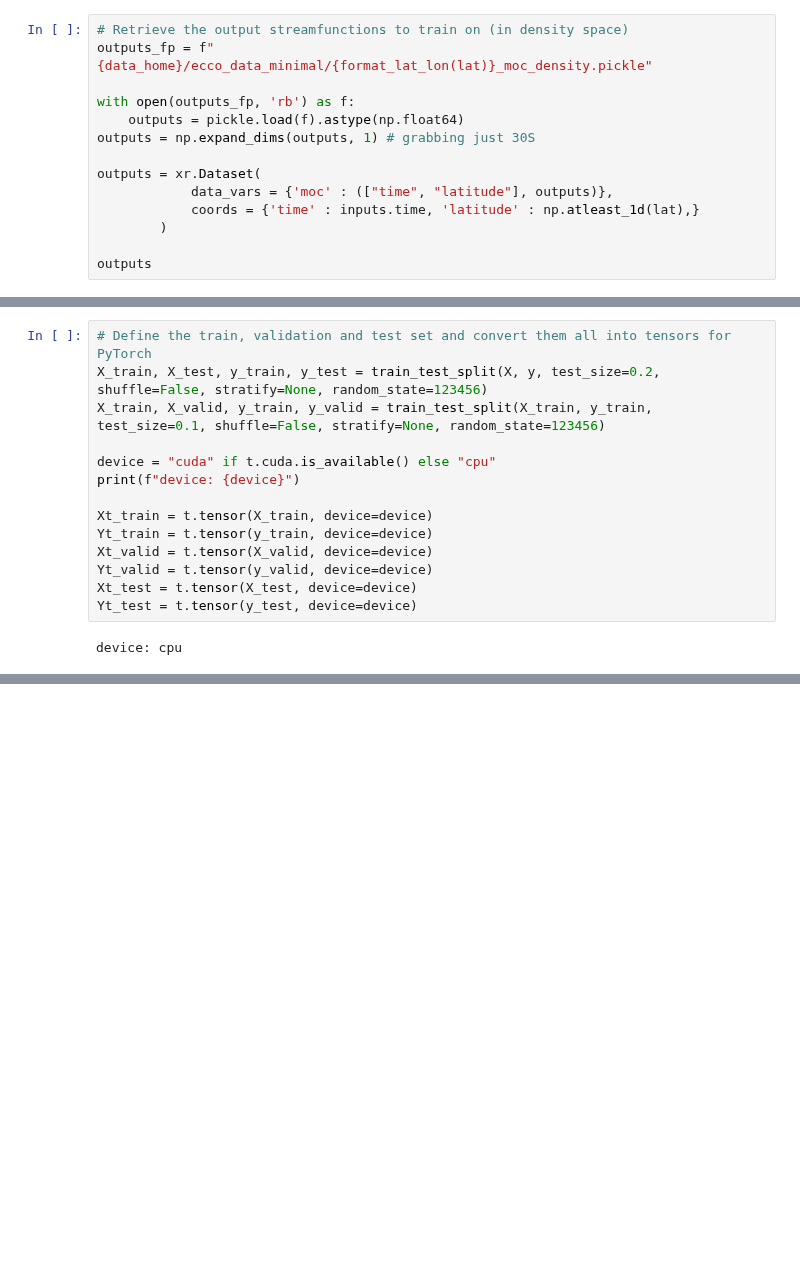
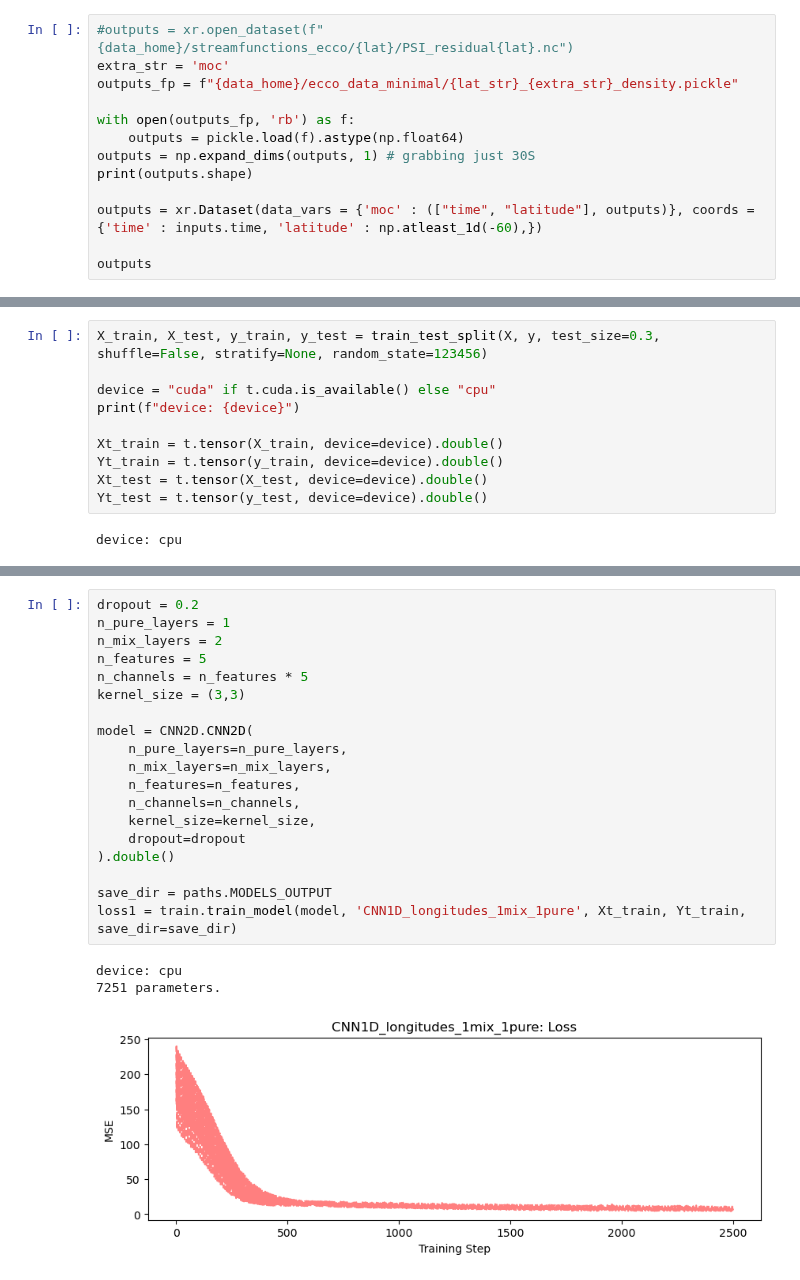
Before and after one commit to ai4er-cdt/OTP, a Jupyter notebook: notebooks/neural_networks.ipynb, the cells around one changed output, grey strips where cells are left out. Drawn from its saved outputs; the diff is of its cells as text; blank space fills up the shorter version.

```diff
--- a/notebooks/neural_networks.ipynb
+++ b/notebooks/neural_networks.ipynb
@@ -66,15 +44,14 @@ Data variables:
 # %%
-# Retrieve the output streamfunctions to train on (in density space)
-outputs_fp = f"{data_home}/ecco_data_minimal/{format_lat_lon(lat)}_moc_density.pickle"
+#outputs = xr.open_dataset(f"{data_home}/streamfunctions_ecco/{lat}/PSI_residual{lat}.nc")
+extra_str = 'moc'
+outputs_fp = f"{data_home}/ecco_data_minimal/{lat_str}_{extra_str}_density.pickle"
 
 with open(outputs_fp, 'rb') as f:
     outputs = pickle.load(f).astype(np.float64)
 outputs = np.expand_dims(outputs, 1) # grabbing just 30S
+print(outputs.shape)
 
-outputs = xr.Dataset(
-            data_vars = {'moc' : (["time", "latitude"], outputs)},
-            coords = {'time' : inputs.time, 'latitude' : np.atleast_1d(lat),}
-        )
+outputs = xr.Dataset(data_vars = {'moc' : (["time", "latitude"], outputs)}, coords = {'time' : inputs.time, 'latitude' : np.atleast_1d(-60),})
 
 outputs
 # %% [output]
@@ -138,17 +121,13 @@ Inputs shape: (307, 2, 164, 6)
 Outputs shape: (307,)
 # %%
-# Define the train, validation and test set and convert them all into tensors for PyTorch
-X_train, X_test, y_train, y_test = train_test_split(X, y, test_size=0.2, shuffle=False, stratify=None, random_state=123456)
-X_train, X_valid, y_train, y_valid = train_test_split(X_train, y_train, test_size=0.1, shuffle=False, stratify=None, random_state=123456)
+X_train, X_test, y_train, y_test = train_test_split(X, y, test_size=0.3, shuffle=False, stratify=None, random_state=123456)
 
 device = "cuda" if t.cuda.is_available() else "cpu"
 print(f"device: {device}")
 
-Xt_train = t.tensor(X_train, device=device)
-Yt_train = t.tensor(y_train, device=device)
-Xt_valid = t.tensor(X_valid, device=device)
-Yt_valid = t.tensor(y_valid, device=device)
-Xt_test = t.tensor(X_test, device=device)
-Yt_test = t.tensor(y_test, device=device)
+Xt_train = t.tensor(X_train, device=device).double()
+Yt_train = t.tensor(y_train, device=device).double()
+Xt_test = t.tensor(X_test, device=device).double()
+Yt_test = t.tensor(y_test, device=device).double()
 # %% [output]
 device: cpu
@@ -255,0 +144,23 @@ plt.show()
+# %%
+dropout = 0.2
+n_pure_layers = 1
+n_mix_layers = 2
+n_features = 5
+n_channels = n_features * 5
+kernel_size = (3,3)
+
+model = CNN2D.CNN2D(
+    n_pure_layers=n_pure_layers,
+    n_mix_layers=n_mix_layers,
+    n_features=n_features,
+    n_channels=n_channels,
+    kernel_size=kernel_size,
+    dropout=dropout
+).double()
+
+save_dir = paths.MODELS_OUTPUT
+loss1 = train.train_model(model, 'CNN1D_longitudes_1mix_1pure', Xt_train, Yt_train, save_dir=save_dir)
+# %% [output]
+device: cpu
+7251 parameters.
+[figure, added]
```
Also changed, not shown: parts of 25 cells of this notebook, 2 other files.
